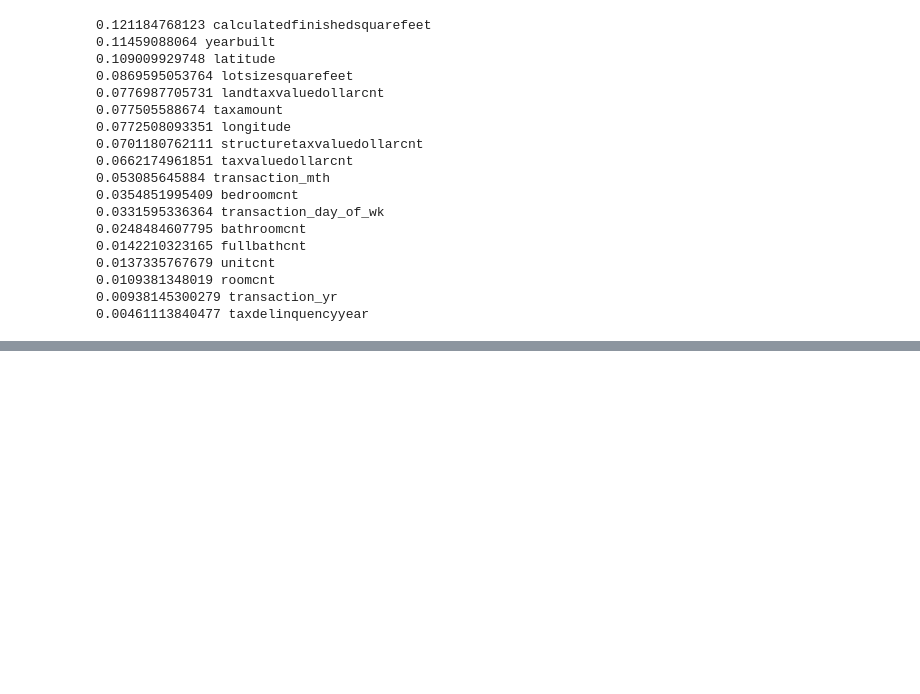
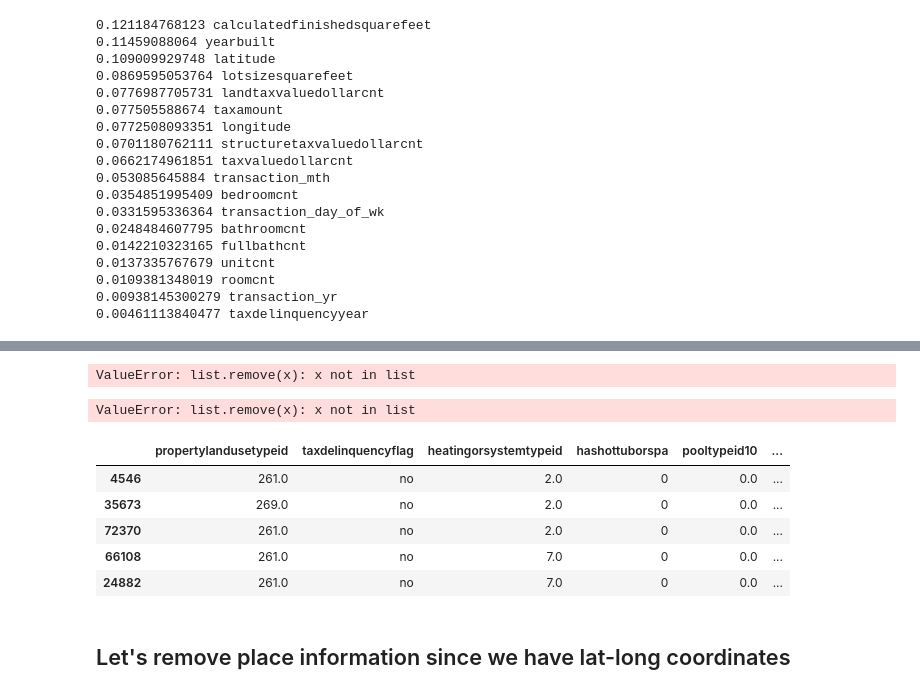
Before and after one commit to eschoenbrun/Zillow_Kaggle, a Jupyter notebook: exploratory_data_analysis-feature-importance.ipynb, the cells around one changed output, grey strips where cells are left out. Cells and saved outputs as stored; diff of their text form; code cells hidden in the pictures; blank space fills up the shorter version.

Commit message:
Feature importance - categorical

```diff
--- a/exploratory_data_analysis-feature-importance.ipynb
+++ b/exploratory_data_analysis-feature-importance.ipynb
@@ -253,0 +308,15 @@ for numeric_feature, score in sorted(zip(rf_feat.feature_importances_,X_train.co
+# %%
+train['hashottuborspa']=train['hashottuborspa'].apply(lambda x: 1 if x == 'True' else 0)
+# %%
+cat_train = train[categorical_cols].copy()
+for col in categorical_cols:
+    # otherwise it will fill the entire column with one entry
+    if len(train[col].unique()) == 2:
+        print("<2",col)
+        if cat_train[col].dtype in [np.float32, np.float64,np.int32,np.int64]:
+            cat_train[col]=cat_train[col].fillna(0)
+        else:
+            cat_train[col]=cat_train[col].fillna('no')
+    else:
+        print(col)
+        cat_train[col]=cat_train[col].fillna(cat_train[col].value_counts().index[0])
@@ -253,0 +338,19 @@ for numeric_feature, score in sorted(zip(rf_feat.feature_importances_,X_train.co
+# %%
+categorical_cols.remove('rawcensustractandblock')
+# %% [output]
+ValueError: list.remove(x): x not in list
+# %%
+categorical_cols.remove('censustractandblock')
+# %% [output]
+ValueError: list.remove(x): x not in list
+# %%
+cat_train[categorical_cols].head()
+# %% [output]
+|  | propertylandusetypeid | taxdelinquencyflag | heatingorsystemtypeid | hashottuborspa | pooltypeid10 | ... |
+| 4546 | 261.0 | no | 2.0 | 0 | 0.0 | ... |
+| 35673 | 269.0 | no | 2.0 | 0 | 0.0 | ... |
+| 72370 | 261.0 | no | 2.0 | 0 | 0.0 | ... |
+| 66108 | 261.0 | no | 7.0 | 0 | 0.0 | ... |
+| 24882 | 261.0 | no | 7.0 | 0 | 0.0 | ... |
+# %% [markdown]
+## Let's remove place information since we have lat-long coordinates
```
Also changed, not shown: parts of 32 cells of this notebook.
